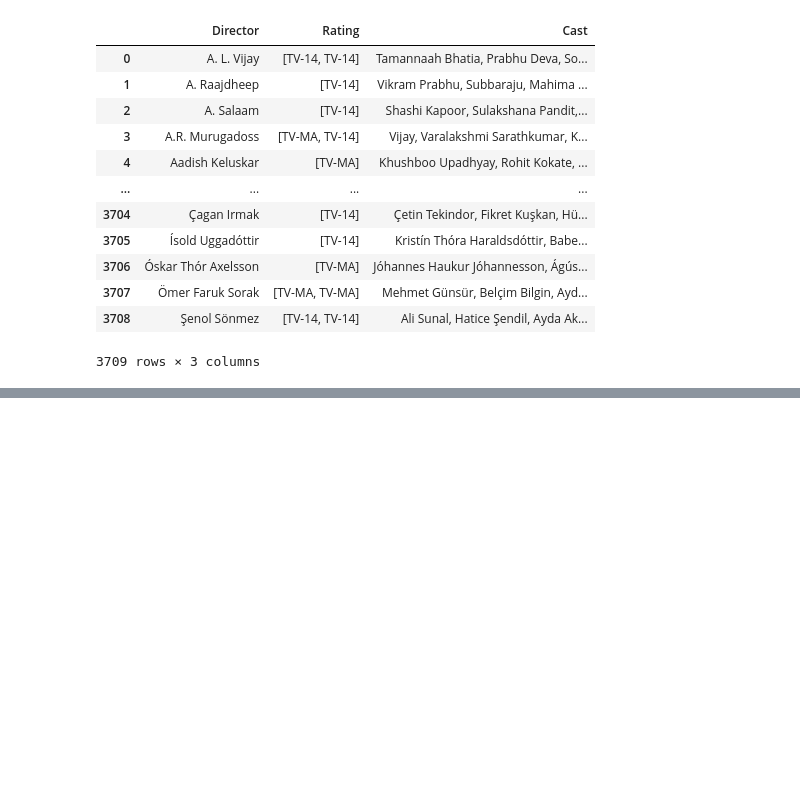
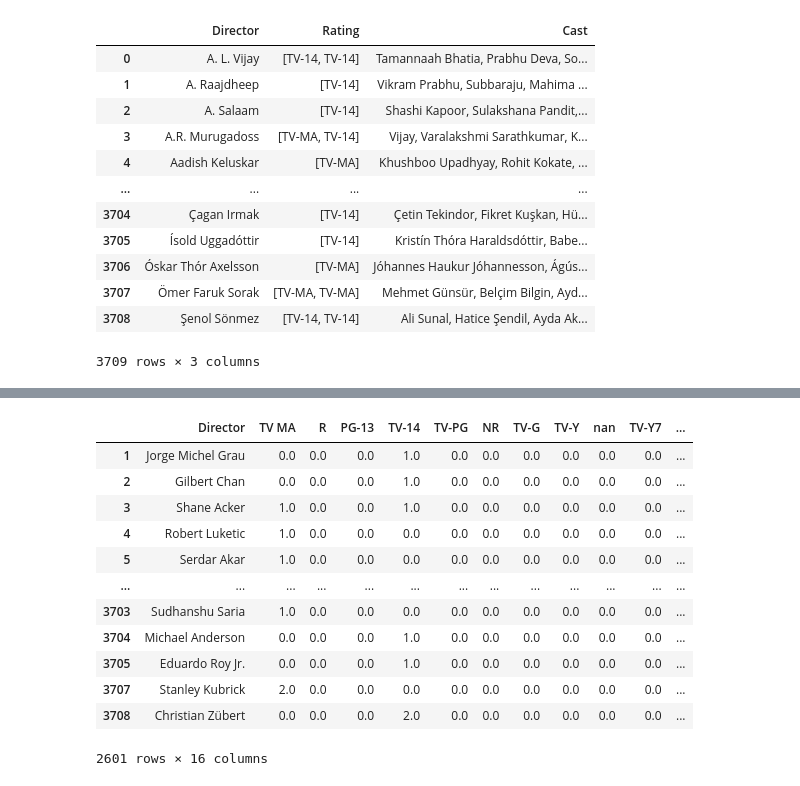
Before and after one commit to Joely0819/project1, a Jupyter notebook: Director Rating Correlation .ipynb, the cells around one changed output, grey strips where cells are left out. Cells and saved outputs as stored; diff of their text form; code cells hidden in the pictures; blank space fills up the shorter version.

Commit message:
More code on Director rating correlation

```diff
--- a/Director Rating Correlation .ipynb
+++ b/Director Rating Correlation .ipynb
@@ -92,3 +153,14 @@ rating_agg_df
 | 3707 | Ömer Faruk Sorak | [TV-MA, TV-MA] | Mehmet Günsür, Belçim Bilgin, Ayd... |
 | 3708 | Şenol Sönmez | [TV-14, TV-14] | Ali Sunal, Hatice Şendil, Ayda Ak... |
 3709 rows × 3 columns
+# %%
+rating_agg_df['Rating'] = rating_agg_df['Rating'].astype(str)
+
+print()
+
+# lets find out the data
+# type after changing
+print(rating_agg_df.dtypes)
+
+# print dataframe.
+rating_agg_df
@@ -94,0 +189,20 @@ rating_agg_df
+# %%
+#array of all ratings(['TV-MA', 'R', 'PG-13', 'TV-14', 'TV-PG', 'NR', 'TV-G', 'TV-Y', nan,
+#'TV-Y7', 'PG', 'G', 'NC-17', 'TV-Y7-FV', 'UR'], dtype=object)
+#Find counts of how many of each rating are in each row
+#then do the boolean to keep only >1
+TV_MA_count= rating_agg_df.Rating.str.count("TV-MA")
+R_count= rating_agg_df.Rating.str.count("R")
+PG_13_count= rating_agg_df.Rating.str.count("PG-13")
+TV_14_count= rating_agg_df.Rating.str.count("TV-14")
+TV_PG_count= rating_agg_df.Rating.str.count("TV-PG")
+NR_count= rating_agg_df.Rating.str.count("NR")
+TV_G_count= rating_agg_df.Rating.str.count("TV-G")
+TV_Y_count= rating_agg_df.Rating.str.count("TV-Y")
+nan_count= rating_agg_df.Rating.str.count("nan")
+TV_Y7_count= rating_agg_df.Rating.str.count("TV-Y7")
+PG_count= rating_agg_df.Rating.str.count("PG")
+G_count= rating_agg_df.Rating.str.count("G")
+NC_17_count= rating_agg_df.Rating.str.count("NC-17")
+TV_Y7_FV_count= rating_agg_df.Rating.str.count("TV-Y7-FV")
+UR_count= rating_agg_df.Rating.str.count("UR")
@@ -95,3 +226,25 @@ rating_agg_df
+# %%
+idk= pd.DataFrame({"Director":director_column, "TV MA": TV_MA_count, "R": R_count,
+                   "PG-13":PG_13_count, "TV-14": TV_14_count,
+                   "TV-PG":TV_PG_count, "NR":NR_count, "TV-G": TV_G_count,
+                   "TV-Y": TV_Y_count,"nan": nan_count,"TV-Y7":TV_Y7_count,
+                  "PG":PG_count, "G": G_count, "NC-17": NC_17_count,
+                 "TV-Y7-FV": TV_Y7_FV_count,"UR": UR_count})
+idk.dropna()
+# %% [output]
+|  | Director | TV MA | R | PG-13 | TV-14 | TV-PG | NR | TV-G | TV-Y | nan | TV-Y7 | ... |
+| 1 | Jorge Michel Grau | 0.0 | 0.0 | 0.0 | 1.0 | 0.0 | 0.0 | 0.0 | 0.0 | 0.0 | 0.0 | ... |
+| 2 | Gilbert Chan | 0.0 | 0.0 | 0.0 | 1.0 | 0.0 | 0.0 | 0.0 | 0.0 | 0.0 | 0.0 | ... |
+| 3 | Shane Acker | 1.0 | 0.0 | 0.0 | 1.0 | 0.0 | 0.0 | 0.0 | 0.0 | 0.0 | 0.0 | ... |
+| 4 | Robert Luketic | 1.0 | 0.0 | 0.0 | 0.0 | 0.0 | 0.0 | 0.0 | 0.0 | 0.0 | 0.0 | ... |
+| 5 | Serdar Akar | 1.0 | 0.0 | 0.0 | 0.0 | 0.0 | 0.0 | 0.0 | 0.0 | 0.0 | 0.0 | ... |
+| ... | ... | ... | ... | ... | ... | ... | ... | ... | ... | ... | ... | ... |
+| 3703 | Sudhanshu Saria | 1.0 | 0.0 | 0.0 | 0.0 | 0.0 | 0.0 | 0.0 | 0.0 | 0.0 | 0.0 | ... |
+| 3704 | Michael Anderson | 0.0 | 0.0 | 0.0 | 1.0 | 0.0 | 0.0 | 0.0 | 0.0 | 0.0 | 0.0 | ... |
+| 3705 | Eduardo Roy Jr. | 0.0 | 0.0 | 0.0 | 1.0 | 0.0 | 0.0 | 0.0 | 0.0 | 0.0 | 0.0 | ... |
+| 3707 | Stanley Kubrick | 2.0 | 0.0 | 0.0 | 0.0 | 0.0 | 0.0 | 0.0 | 0.0 | 0.0 | 0.0 | ... |
+| 3708 | Christian Zübert | 0.0 | 0.0 | 0.0 | 2.0 | 0.0 | 0.0 | 0.0 | 0.0 | 0.0 | 0.0 | ... |
+2601 rows × 16 columns
 # %%
 new_df_2= new_df['Cast'].str.split(',', n=-1, expand=True)
 # %%
```
Also changed, not shown: parts of 10 cells of this notebook.
